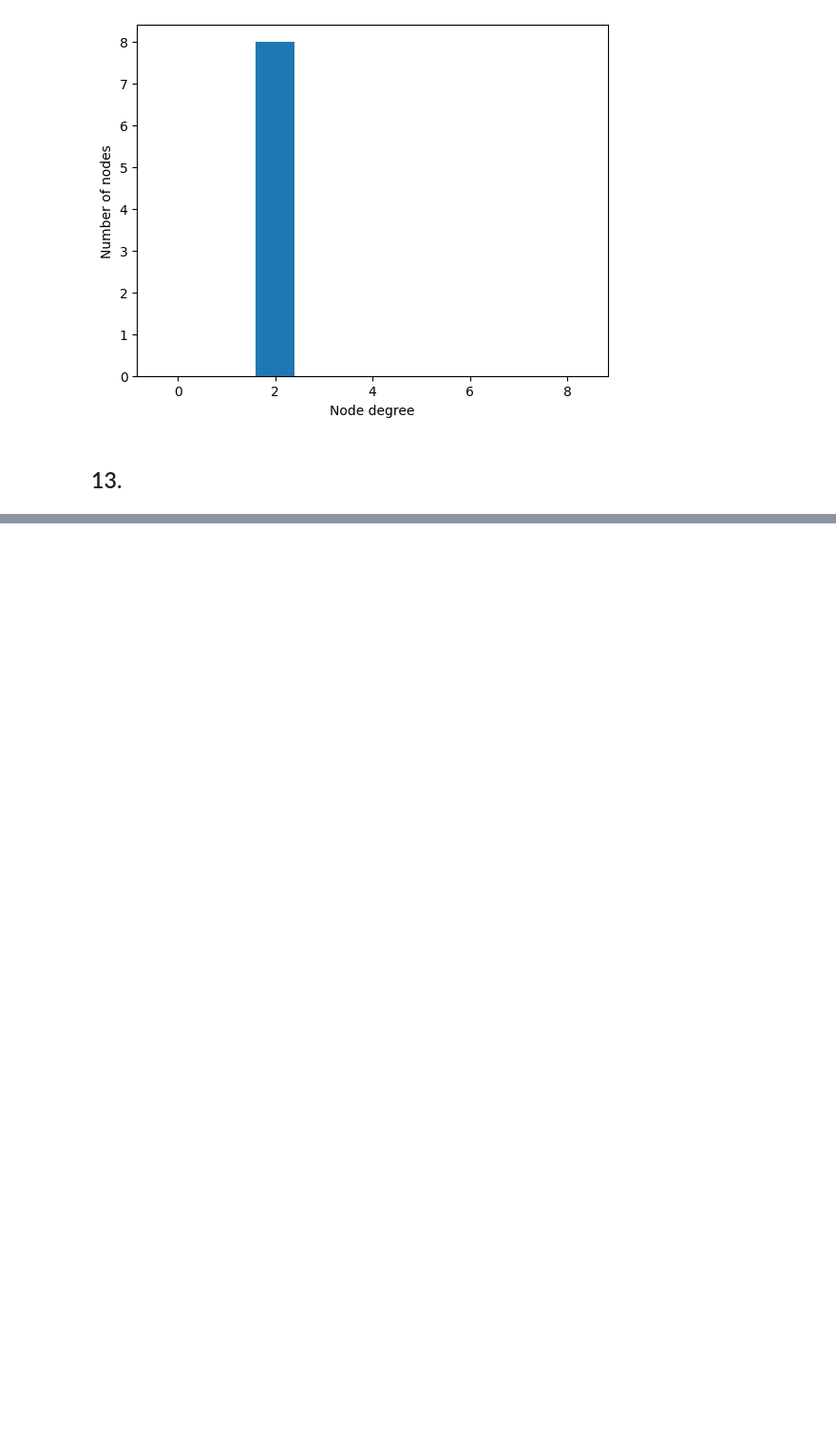
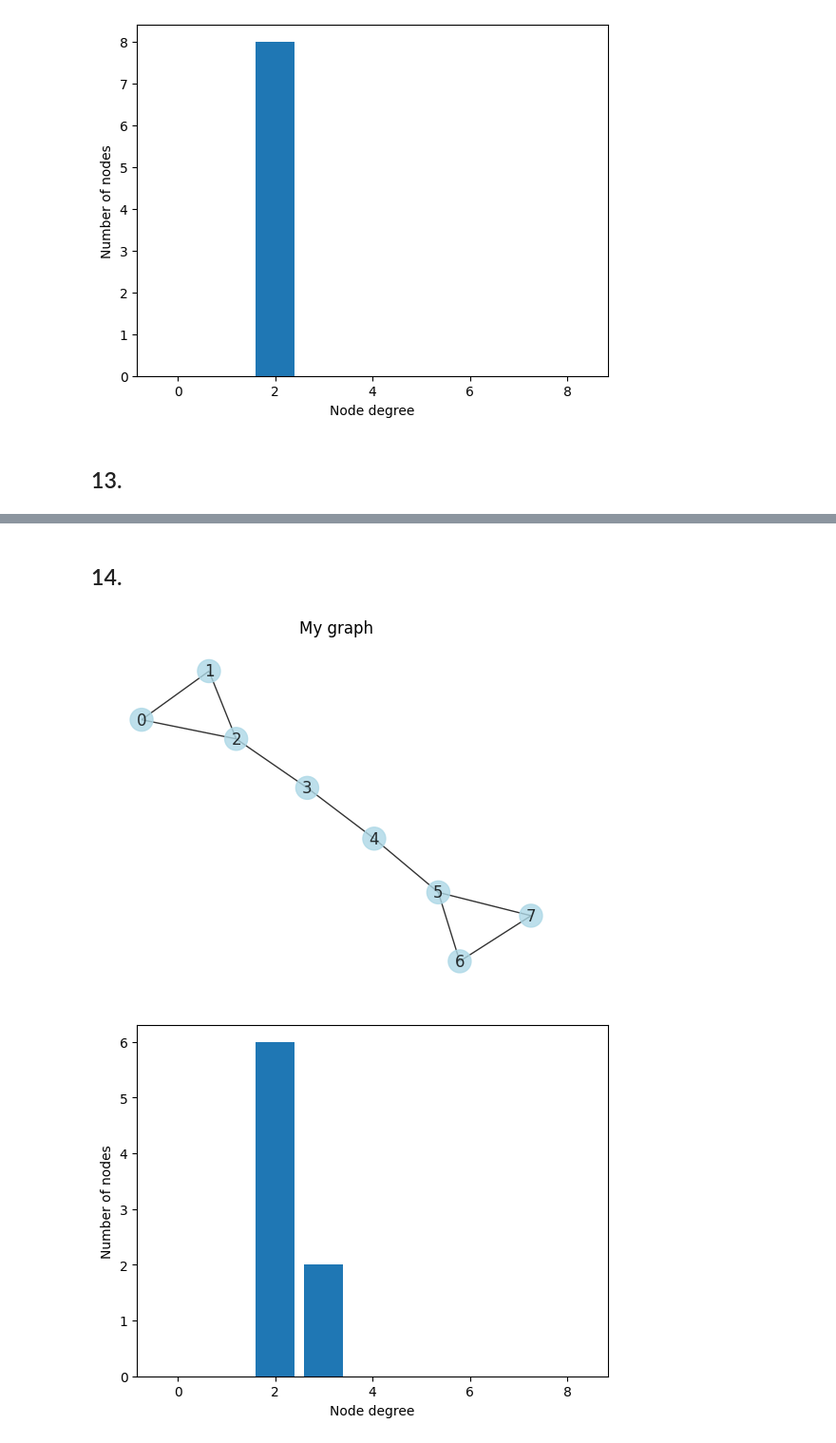
Before and after one commit to abraham-harris/graph-data-science, a Jupyter notebook: notebooks/homework_1.ipynb, the cells around one changed output, grey strips where cells are left out. Shown at 95% size. Cells and saved outputs as stored; diff of their text form; code cells hidden in the pictures; blank space fills up the shorter version.

```diff
--- a/notebooks/homework_1.ipynb
+++ b/notebooks/homework_1.ipynb
@@ -31,0 +35,9 @@ pu.show_degree_distribution(G)
+# %% [markdown]
+## 14.
+# %%
+G = nx.barbell_graph(3, 2)
+pu.show_graph(G)
+pu.show_degree_distribution(G)
+# %% [output]
+[figure, added]
+[figure, added]
```
Also changed, not shown: parts of 1 cell of this notebook, 1 other file.
